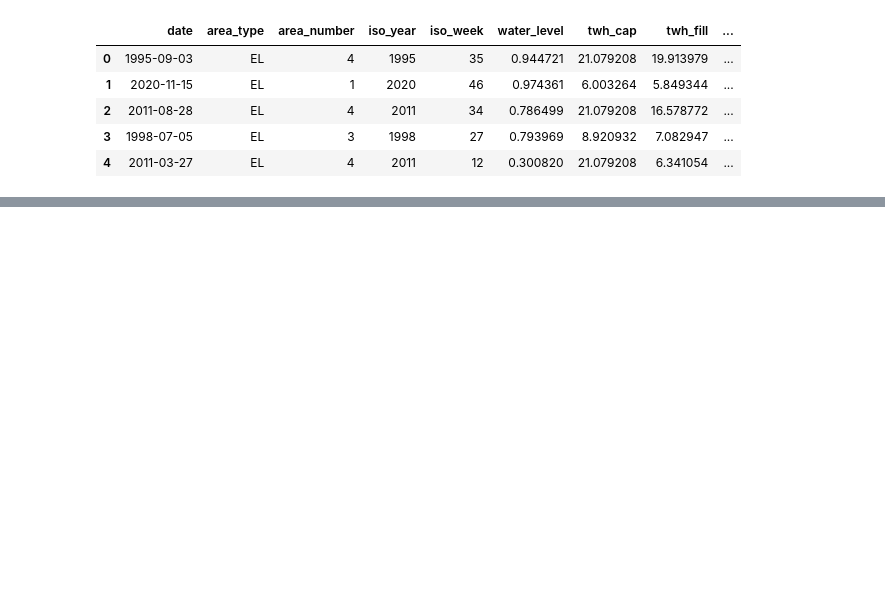
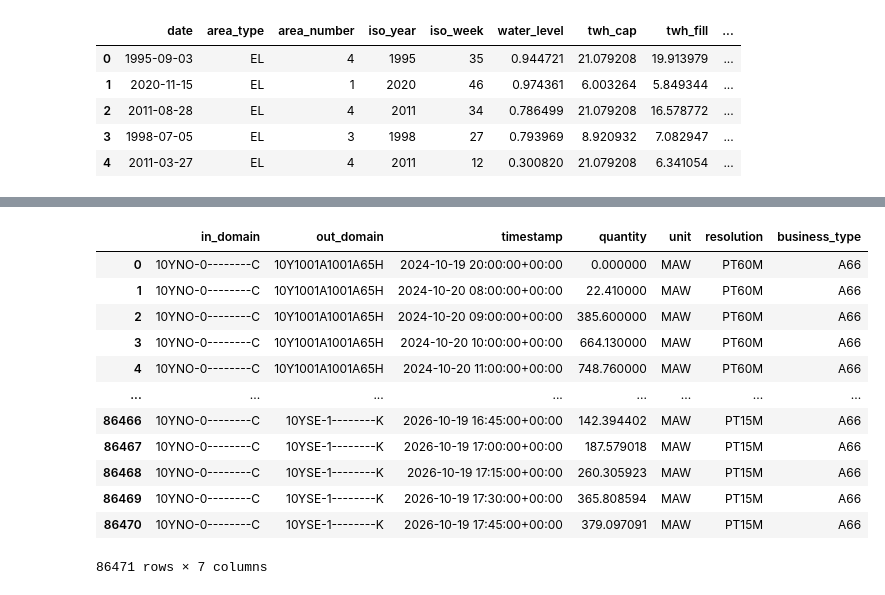
Before and after one commit to Kunii/IND320-hush, a Jupyter notebook: notebooks/CA2/Proj-P2.ipynb, the cells around one changed output, grey strips where cells are left out. Cells and saved outputs as stored; diff of their text form; code cells hidden in the pictures; blank space fills up the shorter version.

```diff
--- a/notebooks/CA2/Proj-P2.ipynb
+++ b/notebooks/CA2/Proj-P2.ipynb
@@ -212,0 +384,80 @@ display(df_mag.head())
+# %%
+#for i, (country_name, country_code, xml) in enumerate(data):
+#    print(f"Saving data for {country_name} ({country_code})")
+#    with open(f"/mnt/nvme_storage/projects/NMBU/IND320-hush/data/entsoe_data_{country_code}_{i}.xml", "wb") as f:
+#        f.write(ET.tostring(xml, encoding='utf-8', xml_declaration=True))
+
+rows = []
+
+for _, _, xml in data:
+    # xml is already an Element (root), not an ElementTree
+    root = xml
+
+    for ts in root.findall(".//{*}TimeSeries"):
+        business_type = ts.find("{*}businessType").text
+        in_domain_elem = ts.find("{*}in_Domain.mRID").text
+        out_domain_elem = ts.find("{*}out_Domain.mRID").text
+
+        unit_elem = ts.find("{*}quantity_Measure_Unit.name")
+        unit = unit_elem.text if unit_elem is not None else None
+
+        for period in ts.findall("{*}Period"):
+            start_elem = period.find("{*}timeInterval/{*}start")
+            resolution_elem = period.find("{*}resolution")
+
+            if start_elem is None or resolution_elem is None:
+                continue
+
+            period_start = pd.to_datetime(start_elem.text)
+            resolution = resolution_elem.text
+
+            if resolution == "PT60M":
+                freq = pd.Timedelta(hours=1)
+            elif resolution == "PT15M":
+                freq = pd.Timedelta(minutes=15)
+            elif resolution == "P1D":
+                freq = pd.Timedelta(days=1)
+            else:
+                freq = pd.Timedelta(resolution)
+
+            for point in period.findall("{*}Point"):
+                pos_elem = point.find("{*}position")
+                qty_elem = point.find("{*}quantity")
+
+                if pos_elem is None or qty_elem is None:
+                    continue
+
+                position = int(pos_elem.text)
+                quantity = float(qty_elem.text)
+                timestamp = period_start + freq * (position - 1)
+
+                rows.append({
+                    "in_domain": in_domain_elem,
+                    "out_domain": out_domain_elem,
+                    "timestamp": timestamp,
+                    "quantity": quantity,
+                    "unit": unit,
+                    "resolution": resolution,
+                    "business_type": business_type
+                })
+
+df = pd.DataFrame(rows)
+
+if not df.empty:
+    df = df.sort_values(["out_domain", "timestamp"]).reset_index(drop=True)
+
+df
+# %% [output]
+|  | in_domain | out_domain | timestamp | quantity | unit | resolution | business_type |
+| 0 | 10YNO-0--------C | 10Y1001A1001A65H | 2024-10-19 20:00:00+00:00 | 0.000000 | MAW | PT60M | A66 |
+| 1 | 10YNO-0--------C | 10Y1001A1001A65H | 2024-10-20 08:00:00+00:00 | 22.410000 | MAW | PT60M | A66 |
+| 2 | 10YNO-0--------C | 10Y1001A1001A65H | 2024-10-20 09:00:00+00:00 | 385.600000 | MAW | PT60M | A66 |
+| 3 | 10YNO-0--------C | 10Y1001A1001A65H | 2024-10-20 10:00:00+00:00 | 664.130000 | MAW | PT60M | A66 |
+| 4 | 10YNO-0--------C | 10Y1001A1001A65H | 2024-10-20 11:00:00+00:00 | 748.760000 | MAW | PT60M | A66 |
+| ... | ... | ... | ... | ... | ... | ... | ... |
+| 86466 | 10YNO-0--------C | 10YSE-1--------K | 2026-10-19 16:45:00+00:00 | 142.394402 | MAW | PT15M | A66 |
+| 86467 | 10YNO-0--------C | 10YSE-1--------K | 2026-10-19 17:00:00+00:00 | 187.579018 | MAW | PT15M | A66 |
+| 86468 | 10YNO-0--------C | 10YSE-1--------K | 2026-10-19 17:15:00+00:00 | 260.305923 | MAW | PT15M | A66 |
+| 86469 | 10YNO-0--------C | 10YSE-1--------K | 2026-10-19 17:30:00+00:00 | 365.808594 | MAW | PT15M | A66 |
+| 86470 | 10YNO-0--------C | 10YSE-1--------K | 2026-10-19 17:45:00+00:00 | 379.097091 | MAW | PT15M | A66 |
+86471 rows × 7 columns
```
Also changed, not shown: parts of 25 cells of this notebook, 3 other files.
